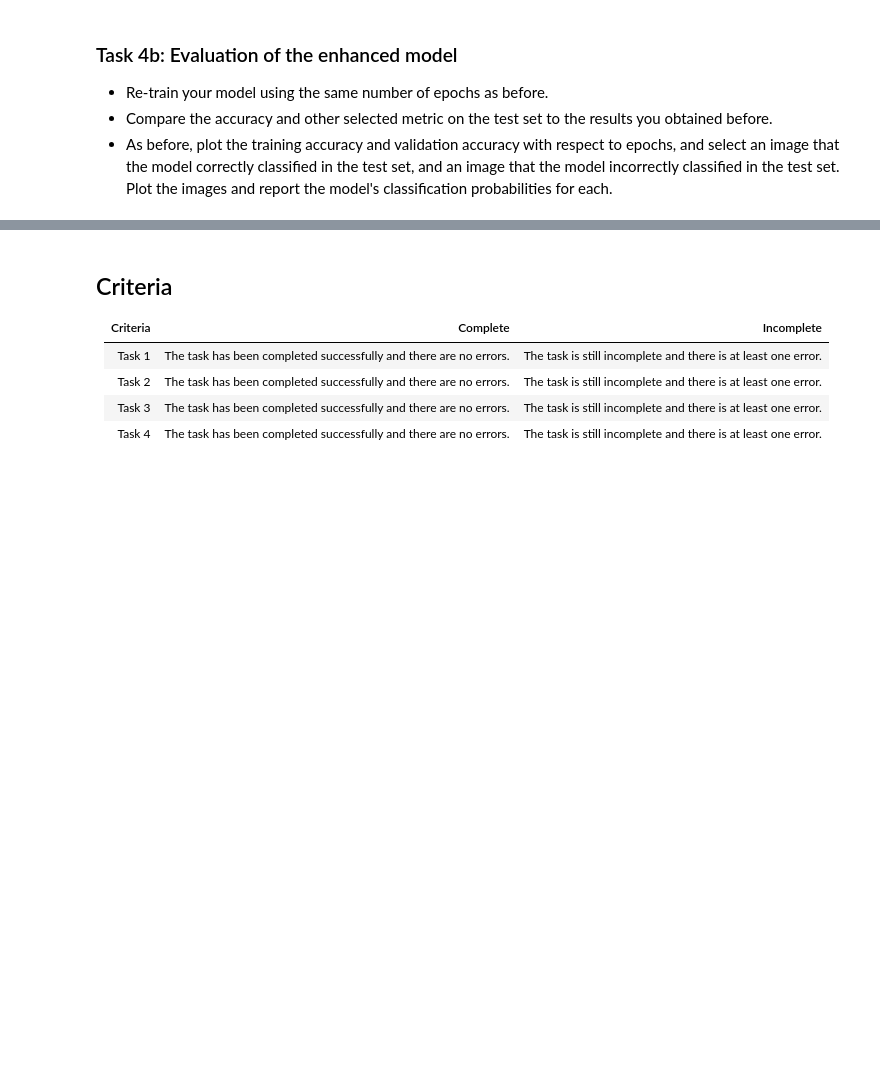
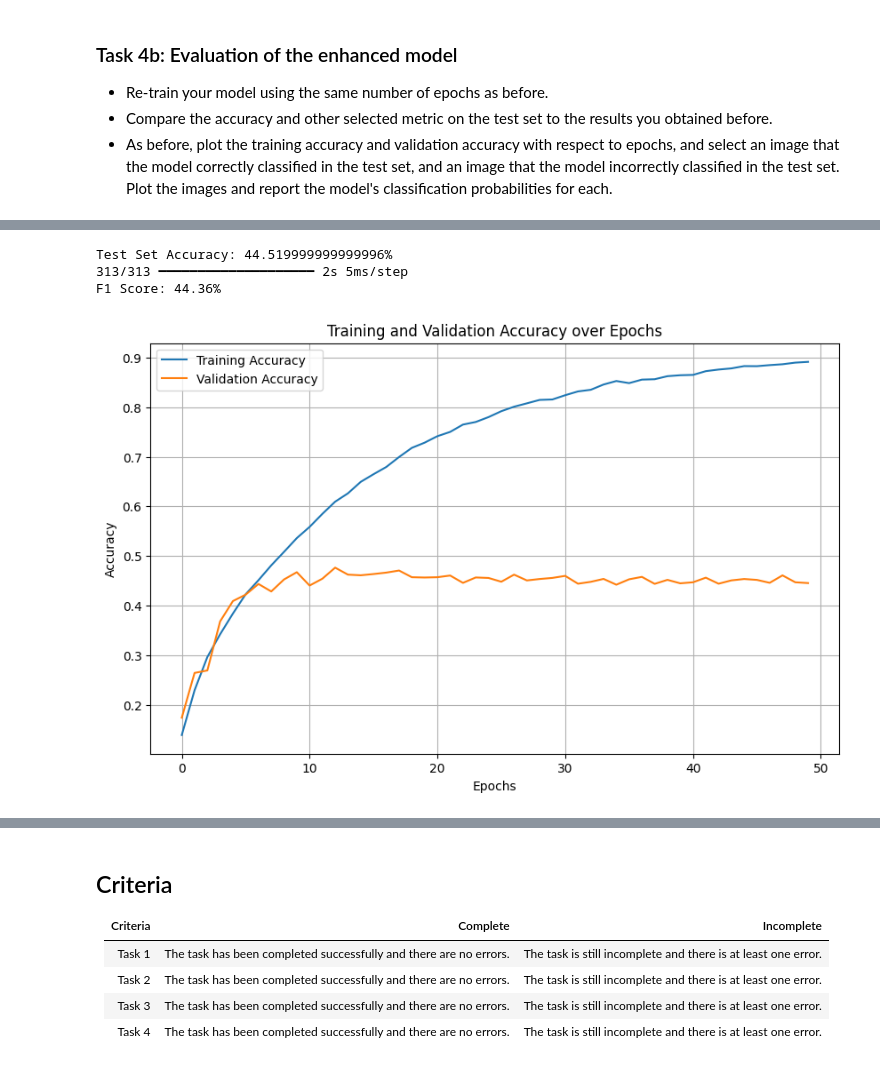
Before and after one commit to nthrsn/deep_learning, a Jupyter notebook: 02_activities/assignments/assignment_1.ipynb, the cells around one changed output, grey strips where cells are left out. Drawn from its saved outputs; the diff is of its cells as text; code cells hidden in the pictures; blank space fills up the shorter version.

```diff
--- a/02_activities/assignments/assignment_1.ipynb
+++ b/02_activities/assignments/assignment_1.ipynb
@@ -179,0 +395,18 @@ Number of classes: 100
+# %%
+from tensorflow.keras.optimizers import Adam
+
+# Compile the model
+model.compile(
+    loss="categorical_crossentropy",
+    optimizer=Adam(learning_rate=0.001),
+    metrics=["accuracy"]
+)
+
+
+history = model.fit(
+    x_train,  # Training data
+    y_train,  # Training labels
+    epochs=50,  # 50 epochs for better learning
+    batch_size=32,  # Number of samples per batch
+    validation_data=(x_test, y_test)
+)
@@ -179,0 +431,36 @@ Number of classes: 100
+# %%
+from sklearn.metrics import f1_score
+import numpy as np
+
+# Assess model performance on the test set
+test_loss, test_accuracy = model.evaluate(x_test, y_test, verbose=0)
+print(f"Test Set Accuracy: {100 * np.round(test_accuracy, 4)}%")
+
+# Obtain model predictions on the test data
+y_pred = model.predict(x_test)
+
+# Convert one-hot encoded labels to class indices
+y_pred_labels = np.argmax(y_pred, axis=1)
+y_actual_labels = np.argmax(y_test, axis=1)
+
+# Compute the F1 score (=averaged across all classes)
+f1 = f1_score(y_actual_labels, y_pred_labels, average='macro')
+print(f"F1 Score: {100 * np.round(f1, 4)}%")
+# %% [output]
+Test Set Accuracy: 44.519999999999996%
+313/313 ━━━━━━━━━━━━━━━━━━━━ 2s 5ms/step
+F1 Score: 44.36%
+# %%
+import matplotlib.pyplot as plt
+
+plt.figure(figsize=(10, 6))
+plt.plot(history.history['accuracy'], label='Training Accuracy')
+plt.plot(history.history['val_accuracy'], label='Validation Accuracy')
+plt.xlabel('Epochs')
+plt.ylabel('Accuracy')
+plt.legend()
+plt.title('Training and Validation Accuracy over Epochs')
+plt.grid(True)
+plt.show()
+# %% [output]
+[figure, added]
```
Also changed, not shown: parts of 23 cells of this notebook.
